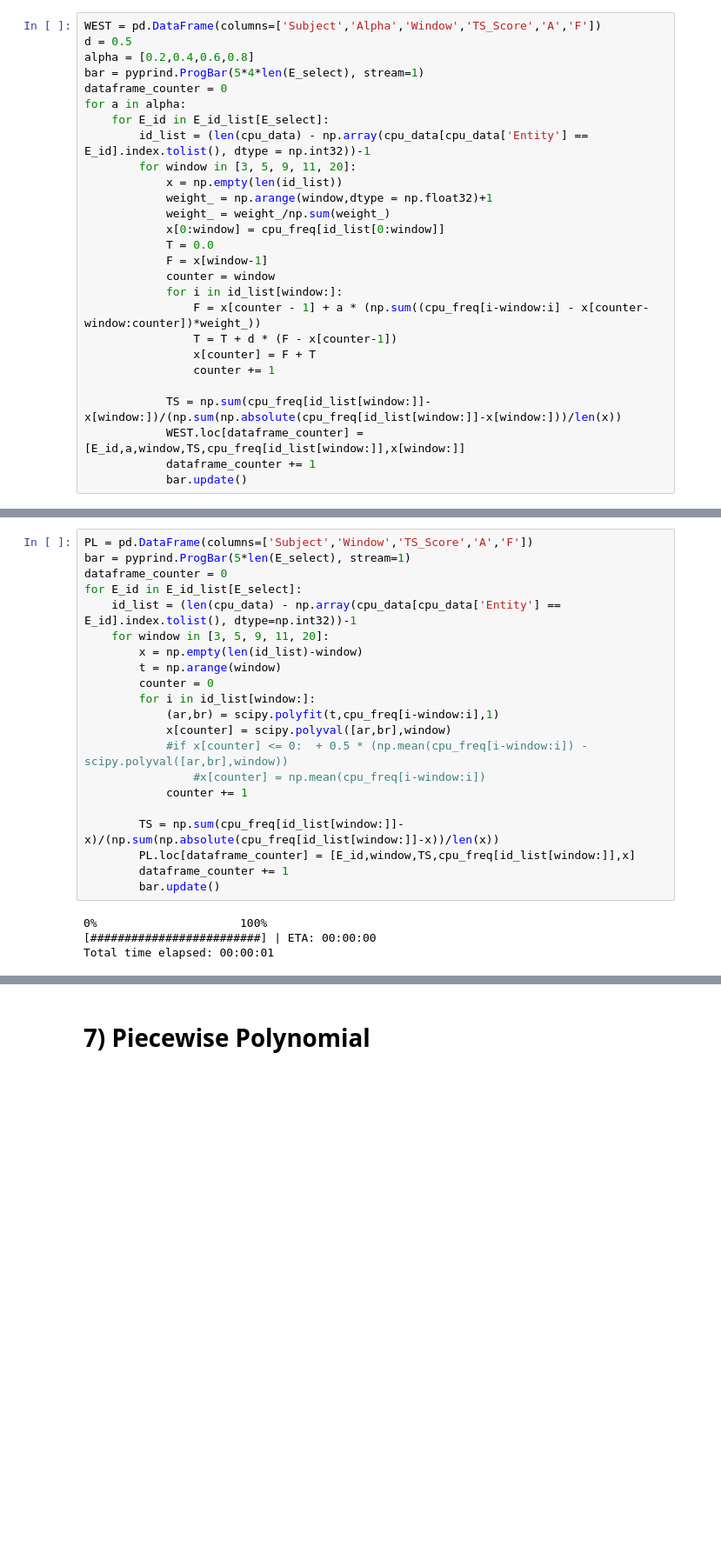
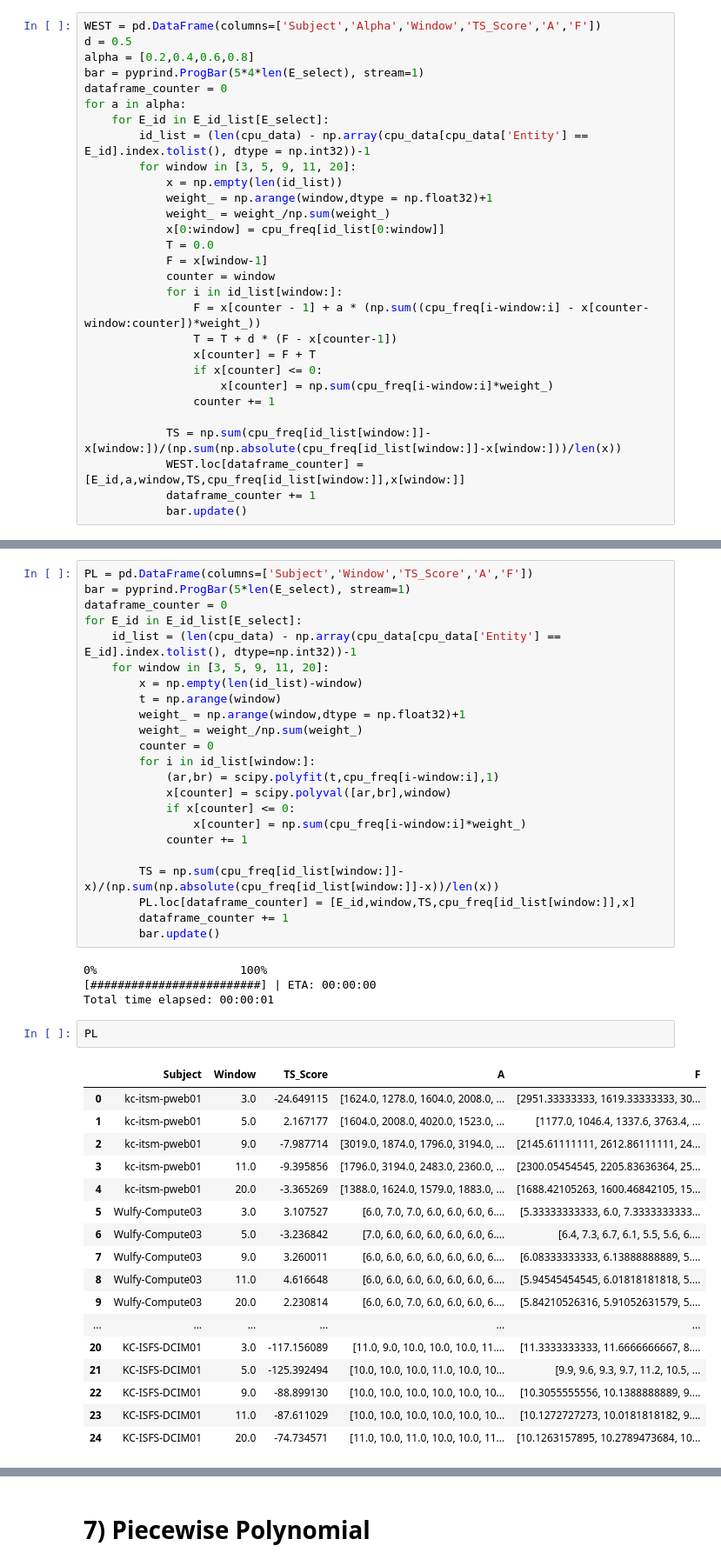
Before and after one commit to itsnarsi/CSEE5690, a Jupyter notebook: A-1 Forecasting CPU data/Prediections.ipynb, the cells around one changed output, grey strips where cells are left out. Shown: that part at 87% size. Saved outputs shown, nothing was run; the diff lists cells and outputs as text; blank space fills up the shorter version.

```diff
--- a/A-1 Forecasting CPU data/Prediections.ipynb
+++ b/A-1 Forecasting CPU data/Prediections.ipynb
@@ -268,6 +270,8 @@ for a in alpha:
                 F = x[counter - 1] + a * (np.sum((cpu_freq[i-window:i] - x[counter-window:counter])*weight_))
                 T = T + d * (F - x[counter-1])
                 x[counter] = F + T
+                if x[counter] <= 0:
+                    x[counter] = np.sum(cpu_freq[i-window:i]*weight_)
                 counter += 1
 
             TS = np.sum(cpu_freq[id_list[window:]]-x[window:])/(np.sum(np.absolute(cpu_freq[id_list[window:]]-x[window:]))/len(x))
@@ -305,12 +325,14 @@ for E_id in E_id_list[E_select]:
     for window in [3, 5, 9, 11, 20]:
         x = np.empty(len(id_list)-window)
         t = np.arange(window)
+        weight_ = np.arange(window,dtype = np.float32)+1
+        weight_ = weight_/np.sum(weight_)
         counter = 0
         for i in id_list[window:]:
             (ar,br) = scipy.polyfit(t,cpu_freq[i-window:i],1)
             x[counter] = scipy.polyval([ar,br],window)
-            #if x[counter] <= 0:  + 0.5 * (np.mean(cpu_freq[i-window:i]) - scipy.polyval([ar,br],window))
-                #x[counter] = np.mean(cpu_freq[i-window:i])
+            if x[counter] <= 0:
+                x[counter] = np.sum(cpu_freq[i-window:i]*weight_)
             counter += 1
 
         TS = np.sum(cpu_freq[id_list[window:]]-x)/(np.sum(np.absolute(cpu_freq[id_list[window:]]-x))/len(x))
@@ -321,6 +343,26 @@ for E_id in E_id_list[E_select]:
 0%                     100%
 [#########################] | ETA: 00:00:00
 Total time elapsed: 00:00:01
+# %%
+PL
+# %% [output]
+|  | Subject | Window | TS_Score | A | F |
+| 0 | kc-itsm-pweb01 | 3.0 | -24.649115 | [1624.0, 1278.0, 1604.0, 2008.0, ... | [2951.33333333, 1619.33333333, 30... |
+| 1 | kc-itsm-pweb01 | 5.0 | 2.167177 | [1604.0, 2008.0, 4020.0, 1523.0, ... | [1177.0, 1046.4, 1337.6, 3763.4, ... |
+| 2 | kc-itsm-pweb01 | 9.0 | -7.987714 | [3019.0, 1874.0, 1796.0, 3194.0, ... | [2145.61111111, 2612.86111111, 24... |
+| 3 | kc-itsm-pweb01 | 11.0 | -9.395856 | [1796.0, 3194.0, 2483.0, 2360.0, ... | [2300.05454545, 2205.83636364, 25... |
+| 4 | kc-itsm-pweb01 | 20.0 | -3.365269 | [1388.0, 1624.0, 1579.0, 1883.0, ... | [1688.42105263, 1600.46842105, 15... |
+| 5 | Wulfy-Compute03 | 3.0 | 3.107527 | [6.0, 7.0, 7.0, 6.0, 6.0, 6.0, 6.... | [5.33333333333, 6.0, 7.3333333333... |
+| 6 | Wulfy-Compute03 | 5.0 | -3.236842 | [7.0, 6.0, 6.0, 6.0, 6.0, 6.0, 6.... | [6.4, 7.3, 6.7, 6.1, 5.5, 5.6, 6.... |
+| 7 | Wulfy-Compute03 | 9.0 | 3.260011 | [6.0, 6.0, 6.0, 6.0, 6.0, 6.0, 6.... | [6.08333333333, 6.13888888889, 5.... |
+| 8 | Wulfy-Compute03 | 11.0 | 4.616648 | [6.0, 6.0, 6.0, 6.0, 6.0, 6.0, 6.... | [5.94545454545, 6.01818181818, 5.... |
+| 9 | Wulfy-Compute03 | 20.0 | 2.230814 | [6.0, 6.0, 7.0, 6.0, 6.0, 6.0, 6.... | [5.84210526316, 5.91052631579, 5.... |
+| ... | ... | ... | ... | ... | ... |
+| 20 | KC-ISFS-DCIM01 | 3.0 | -117.156089 | [11.0, 9.0, 10.0, 10.0, 10.0, 11.... | [11.3333333333, 11.6666666667, 8.... |
+| 21 | KC-ISFS-DCIM01 | 5.0 | -125.392494 | [10.0, 10.0, 10.0, 11.0, 10.0, 10... | [9.9, 9.6, 9.3, 9.7, 11.2, 10.5, ... |
+| 22 | KC-ISFS-DCIM01 | 9.0 | -88.899130 | [10.0, 10.0, 10.0, 10.0, 10.0, 10... | [10.3055555556, 10.1388888889, 9.... |
+| 23 | KC-ISFS-DCIM01 | 11.0 | -87.611029 | [10.0, 10.0, 10.0, 10.0, 10.0, 10... | [10.1272727273, 10.0181818182, 9.... |
+| 24 | KC-ISFS-DCIM01 | 20.0 | -74.734571 | [11.0, 10.0, 11.0, 10.0, 10.0, 11... | [10.1263157895, 10.2789473684, 10... |
 # %%
 # [3, 5, 9, 11, 20]
 trace_lw3 = go.Scatter( x = E_id_list[E_select],y=PL[PL['Window'] == 3].TS_Score.tolist(), marker={'size': "10"},
```
Also changed, not shown: parts of 13 cells of this notebook.
